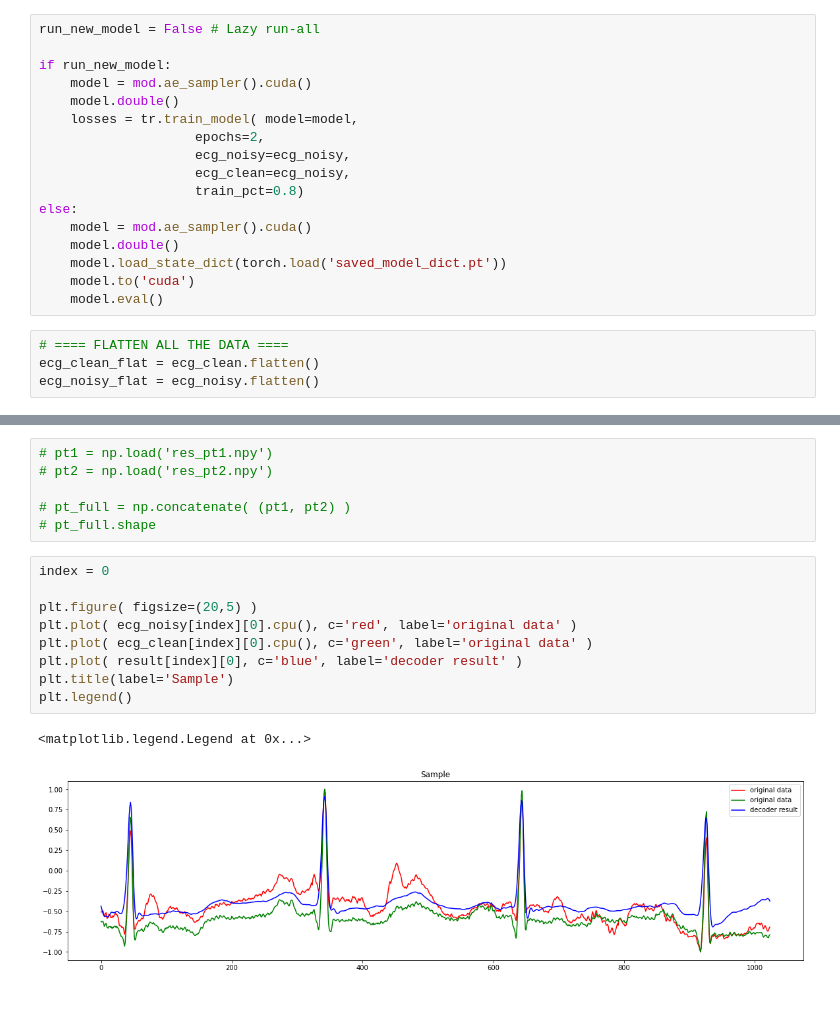
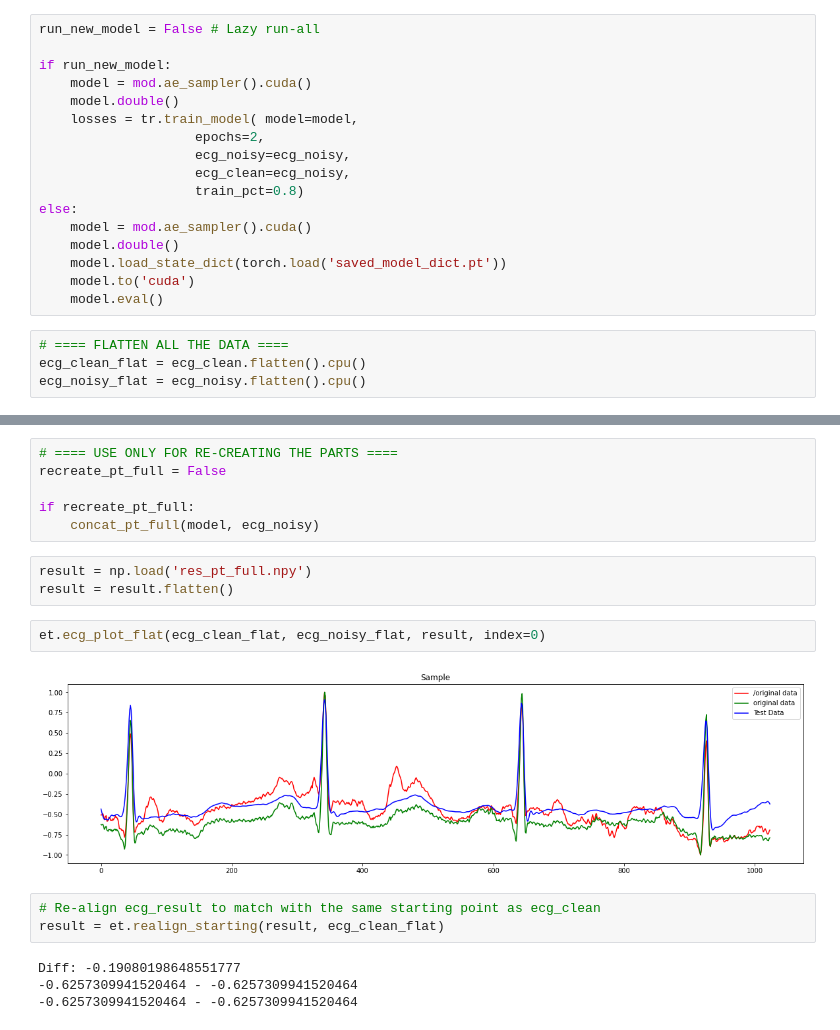
Before and after one commit to enzlaur/pytorch-ml-tuts, a Jupyter notebook: scratch09.ipynb, the cells around one changed output, grey strips where cells are left out. Cells and saved outputs as stored; diff of their text form.

```diff
--- a/scratch09.ipynb
+++ b/scratch09.ipynb
@@ -57,5 +59,5 @@ else:
     model.eval()
 # %%
 # ==== FLATTEN ALL THE DATA ====
-ecg_clean_flat = ecg_clean.flatten()
-ecg_noisy_flat = ecg_noisy.flatten()
+ecg_clean_flat = ecg_clean.flatten().cpu()
+ecg_noisy_flat = ecg_noisy.flatten().cpu()
@@ -72,18 +64,20 @@ Result size: (4000, 1, 1024)
-# %%
-# pt1 = np.load('res_pt1.npy')
-# pt2 = np.load('res_pt2.npy')
-
-# pt_full = np.concatenate( (pt1, pt2) )
-# pt_full.shape
-# %%
-index = 0
-
-plt.figure( figsize=(20,5) )
-plt.plot( ecg_noisy[index][0].cpu(), c='red', label='original data' )
-plt.plot( ecg_clean[index][0].cpu(), c='green', label='original data' )
-plt.plot( result[index][0], c='blue', label='decoder result' )
-plt.title(label='Sample')
-plt.legend()
-# %% [output]
-<matplotlib.legend.Legend at 0x...>
-[figure, removed]
+# %%
+# ==== USE ONLY FOR RE-CREATING THE PARTS ====
+recreate_pt_full = False
+
+if recreate_pt_full:
+    concat_pt_full(model, ecg_noisy)
+# %%
+result = np.load('res_pt_full.npy')
+result = result.flatten()
+# %%
+et.ecg_plot_flat(ecg_clean_flat, ecg_noisy_flat, result, index=0)
+# %% [output]
+[figure, added]
+# %%
+# Re-align ecg_result to match with the same starting point as ecg_clean
+result = et.realign_starting(result, ecg_clean_flat)
+# %% [output]
+Diff: -0.19080198648551777
+-0.6257309941520464 - -0.6257309941520464
+-0.6257309941520464 - -0.6257309941520464
```
Also changed, not shown: parts of 5 cells of this notebook, 3 other files.
